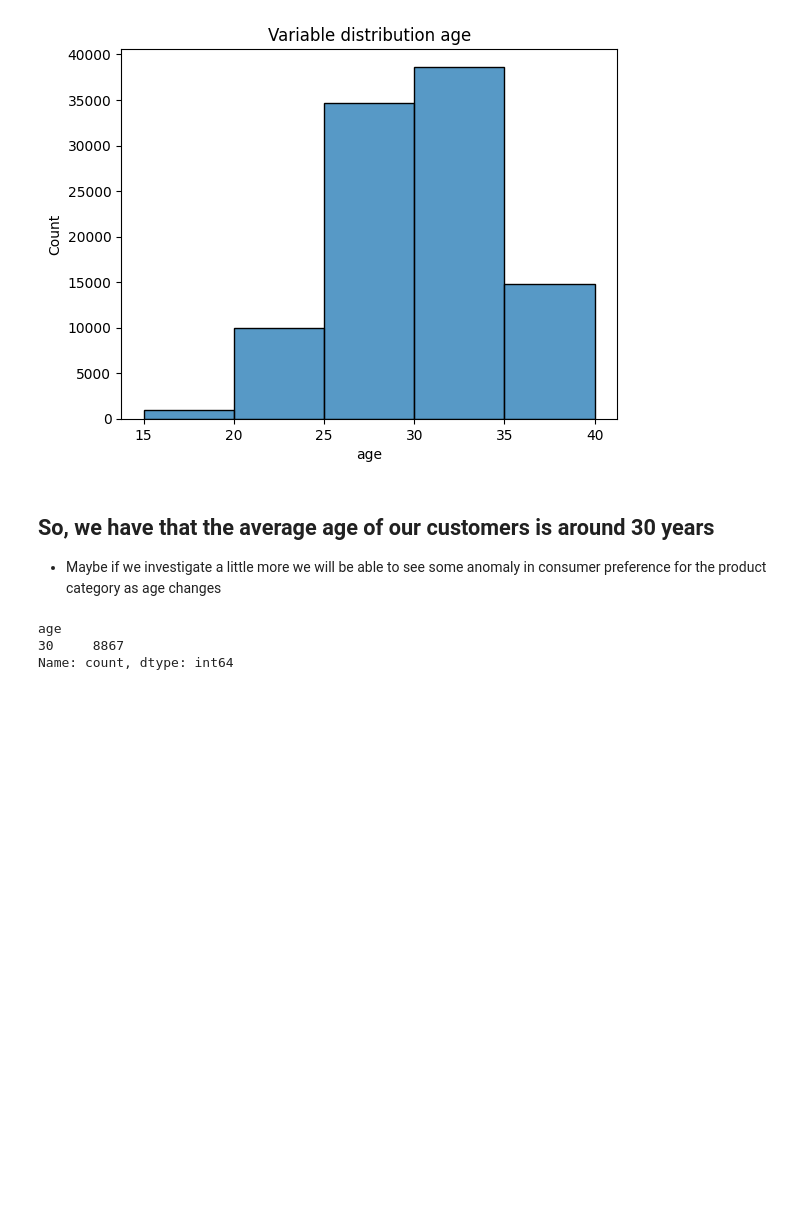
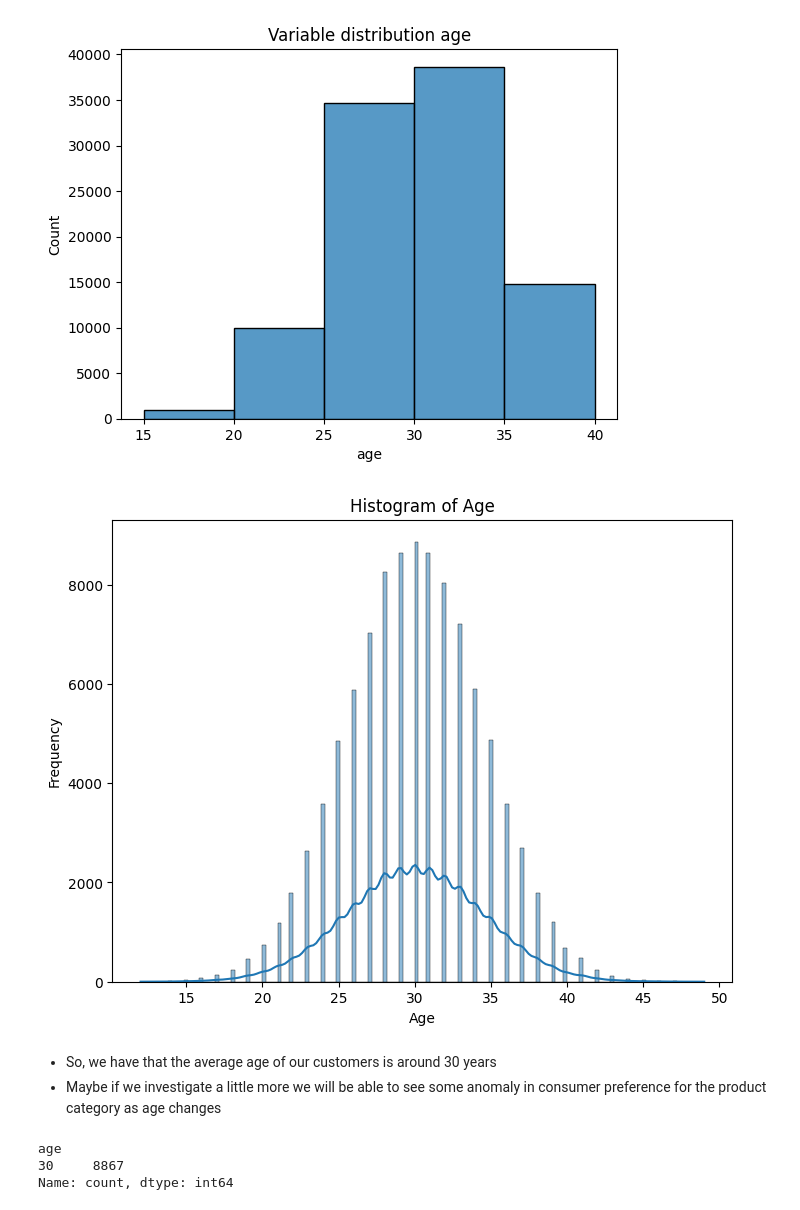
Before and after one commit to dv-tiagosilva/Customer_dataset_analysis, a Jupyter notebook: analysis_customer_dataset.ipynb, the cells around one changed output. Saved outputs shown, nothing was run; the diff lists cells and outputs as text; code cells hidden in the pictures; blank space fills up the shorter version.

```diff
--- a/analysis_customer_dataset.ipynb
+++ b/analysis_customer_dataset.ipynb
@@ -187,8 +191,18 @@ sns.histplot(data=data_customer, x='age', bins=range(15, 45, 5), kde=False, ).se
 # %% [output]
 Text(0.5, 1.0, 'Variable distribution age')
 [figure]
+# %%
+# Showing the histplot
+plt.figure(figsize=(8, 6))
+sns.histplot(data_customer['age'], kde=True)
+plt.title('Histogram of Age')
+plt.xlabel('Age')
+plt.ylabel('Frequency')
+plt.show()
+# %% [output]
+[figure, added]
 # %% [markdown]
-## So, we have that the average age of our customers is around 30 years
+- So, we have that the average age of our customers is around 30 years
 - Maybe if we investigate a little more we will be able to see some anomaly in consumer preference for the product category as age changes
 # %%
 df_age_30 = data_customer.loc[data_customer['age'] == 30, ['age']]
```
Also changed, not shown: parts of 38 cells of this notebook.
